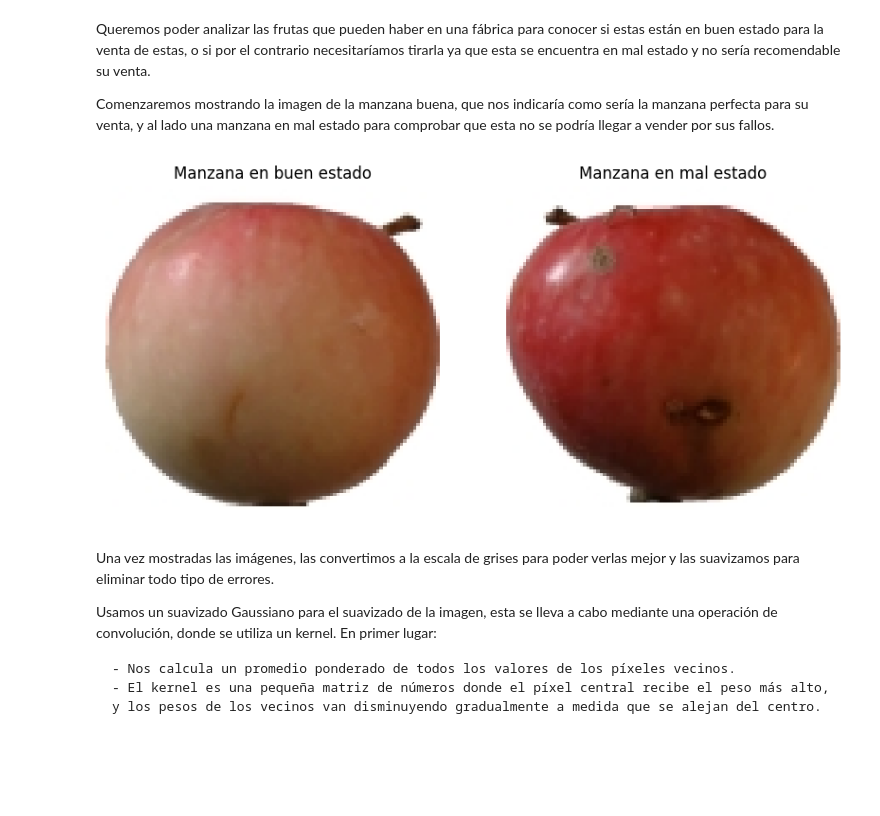
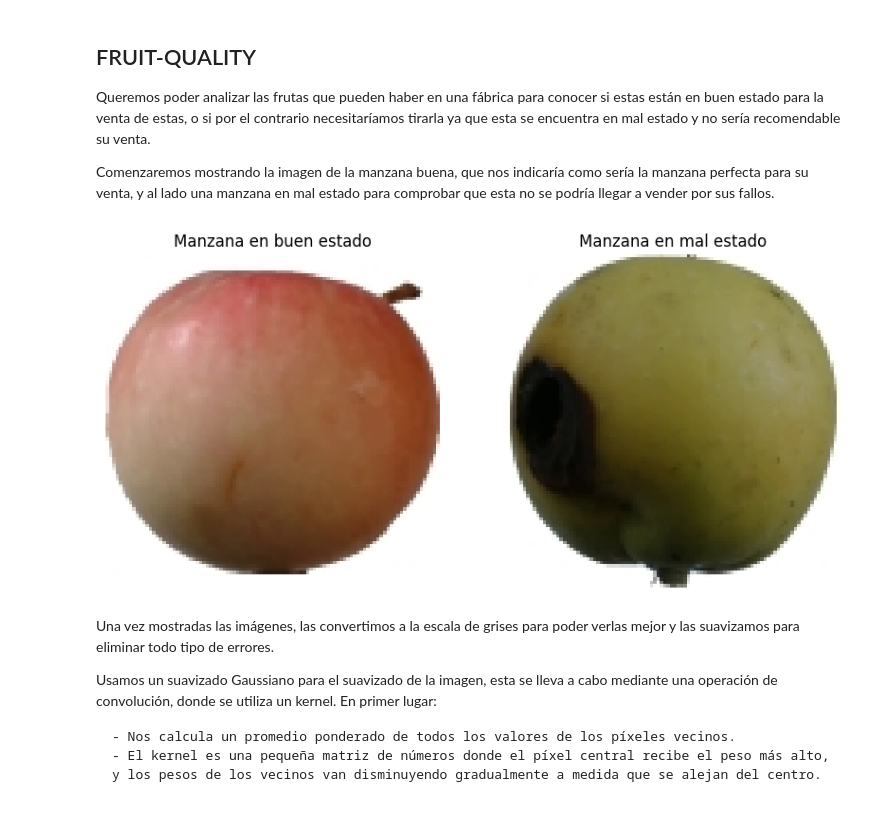
Before and after one commit to Chewi9/Fruit-Quality, a Jupyter notebook: Parte-1.ipynb, the cells around one changed output. Cells and saved outputs as stored; diff of their text form; code cells hidden in the pictures; blank space fills up the shorter version.

```diff
--- a/Parte-1.ipynb
+++ b/Parte-1.ipynb
@@ -1,32 +1,34 @@
 # %% [markdown]
+## FRUIT-QUALITY
+
 Queremos poder analizar las frutas que pueden haber en una fábrica para conocer si estas están en buen estado para la venta de estas, o si por el contrario necesitaríamos tirarla ya que esta se encuentra en mal estado y no sería recomendable su venta.
 
 Comenzaremos mostrando la imagen de la manzana buena, que nos indicaría como sería la manzana perfecta para su venta, y al lado una manzana en mal estado para comprobar que esta no se podría llegar a vender por sus fallos.
 # %%
 import cv2
 import numpy as np
 import matplotlib.pyplot as plt
 images_path = './images/'
 
 # Mostramos la imagen de la manzana buena y mala
 img_buena = cv2.imread(images_path + "ManzanaB.jpg")
-img_mala = cv2.imread(images_path + "ManzanaM.jpg")
+img_mala = cv2.imread(images_path + "ManzanaM_2.jpg")
 img_buena_rgb = cv2.cvtColor(img_buena, cv2.COLOR_BGR2RGB)
 img_mala_rgb = cv2.cvtColor(img_mala, cv2.COLOR_BGR2RGB)
 
 plt.figure(figsize=(10,5))
 plt.subplot(1,2,1)
 plt.title("Manzana en buen estado")
 plt.imshow(img_buena_rgb)
 plt.axis("off")
 
 plt.subplot(1,2,2)
 plt.title("Manzana en mal estado")
 plt.imshow(img_mala_rgb)
 plt.axis("off")
 plt.show()
 # %% [output]
-[figure, old version]
+[figure, new version]
 # %% [markdown]
 Una vez mostradas las imágenes, las convertimos a la escala de grises para poder verlas mejor y las suavizamos para eliminar todo tipo de errores.
 
```
Also changed, not shown: parts of 6 cells of this notebook.
